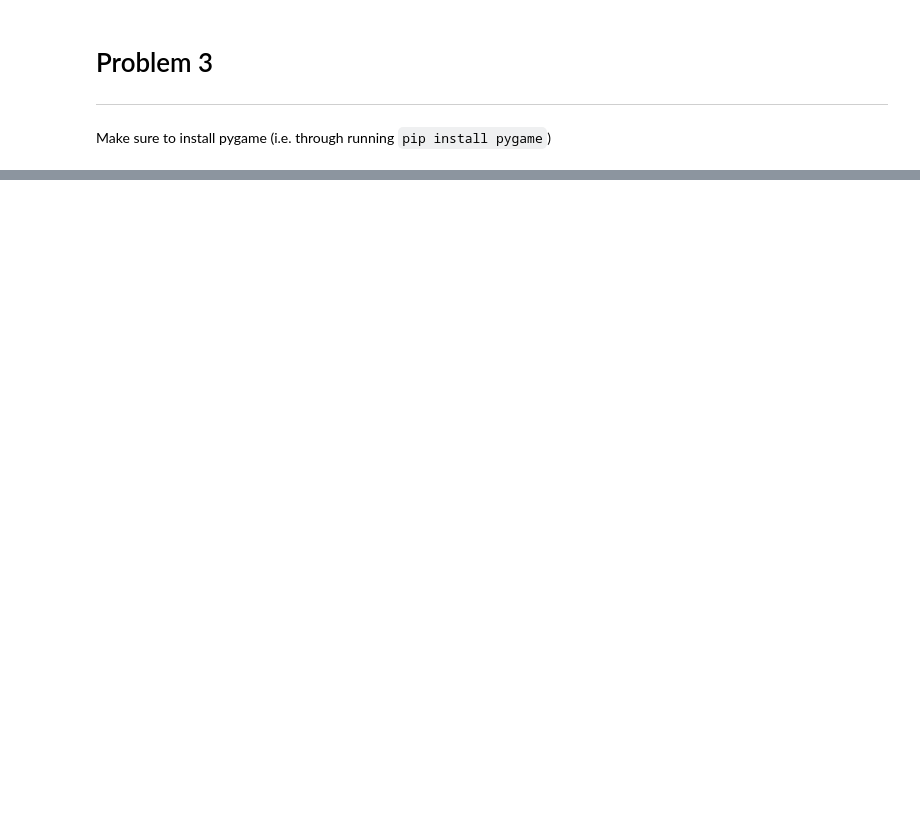
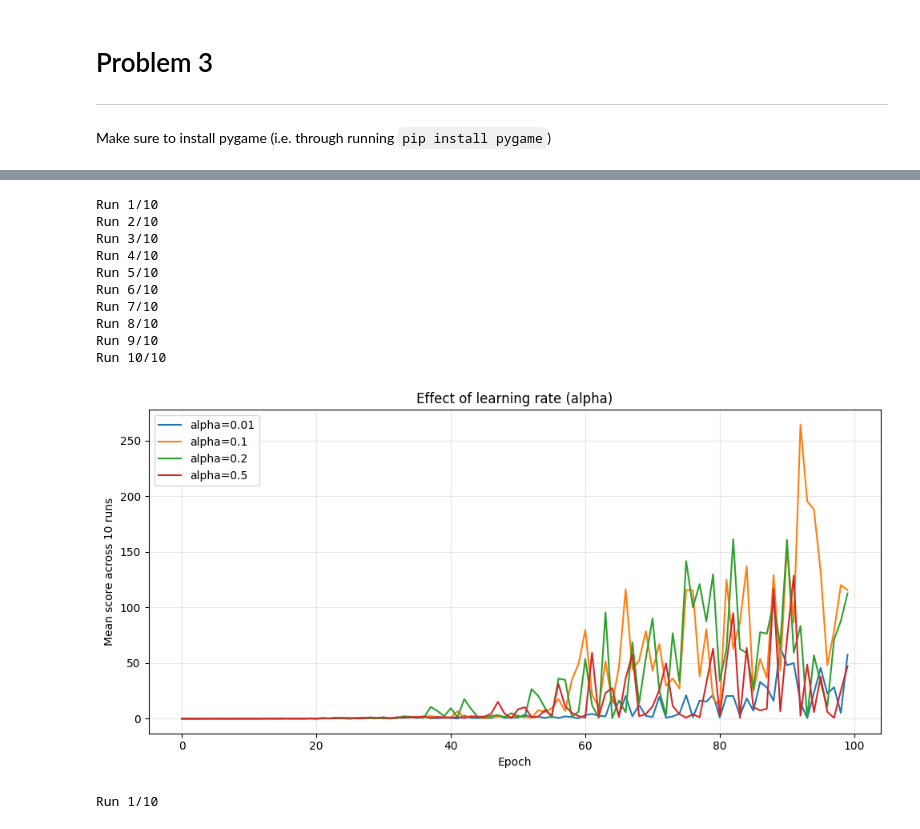
Before and after one commit to veselyo/cs181, a Jupyter notebook: hw6/hw6_release.ipynb, the cells around one changed output, grey strips where cells are left out. Cells and saved outputs as stored; diff of their text form; code cells hidden in the pictures; blank space fills up the shorter version.

```diff
--- a/hw6/hw6_release.ipynb
+++ b/hw6/hw6_release.ipynb
@@ -566,0 +653,74 @@ np.save('hist', np.array(hist))
+# %%
+n_runs = 10
+alphas = [0.01, 0.1, 0.2, 0.5]
+results = {alpha: [] for alpha in alphas}
+
+for run in range(n_runs):
+    print(f"Run {run + 1}/{n_runs}")
+    for alpha in alphas:
+        agent = Learner()
+        agent.alpha = alpha
+        hist = []
+        run_games(agent, hist, iters=100, t_len=1)
+        results[alpha].append(hist)
+
+for alpha in alphas:
+    results[alpha] = np.array(results[alpha])
+
+plt.figure(figsize=(10, 5))
+for alpha in alphas:
+    mean_per_epoch = np.mean(results[alpha], axis=0)
+    plt.plot(mean_per_epoch, label=f"alpha={alpha}", linewidth=1.5)
+
+plt.xlabel("Epoch")
+plt.ylabel(f"Mean score across {n_runs} runs")
+plt.title("Effect of learning rate")
+plt.legend()
+plt.grid(alpha=0.3)
+plt.tight_layout()
+plt.savefig('3-ii.png', dpi=120)
+plt.show()
+# %% [output]
+Run 1/10
+Run 2/10
+Run 3/10
+Run 4/10
+Run 5/10
+Run 6/10
+Run 7/10
+Run 8/10
+Run 9/10
+Run 10/10
+[figure, added]
+# %%
+n_runs = 10
+gammas = [0.5, 0.8, 0.9, 0.99]
+results = {gamma: [] for gamma in gammas}
+
+for run in range(n_runs):
+    print(f"Run {run + 1}/{n_runs}")
+    for gamma in gammas:
+        agent = Learner()
+        agent.gamma = gamma
+        hist = []
+        run_games(agent, hist, iters=100, t_len=1)
+        results[gamma].append(hist)
+
+for gamma in gammas:
+    results[gamma] = np.array(results[gamma])
+
+plt.figure(figsize=(10, 5))
+for gamma in gammas:
+    mean_per_epoch = np.mean(results[gamma], axis=0)
+    plt.plot(mean_per_epoch, label=f"gamma={gamma}", linewidth=1.5)
+
+plt.xlabel("Epoch")
+plt.ylabel(f"Mean score across {n_runs} runs")
+plt.title("Effect of discount factor")
+plt.legend()
+plt.grid(alpha=0.3)
+plt.tight_layout()
+plt.savefig('3-ii.png', dpi=120)
+plt.show()
+# %% [output]
+Run 1/10
```
Also changed, not shown: parts of 5 cells of this notebook, 4 other files.
